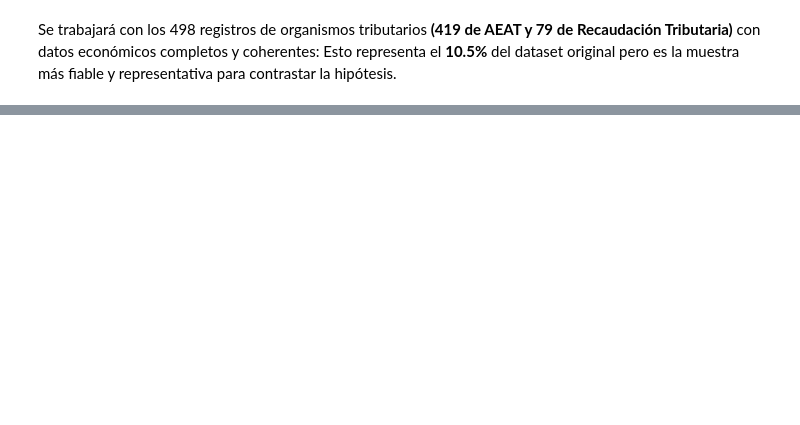
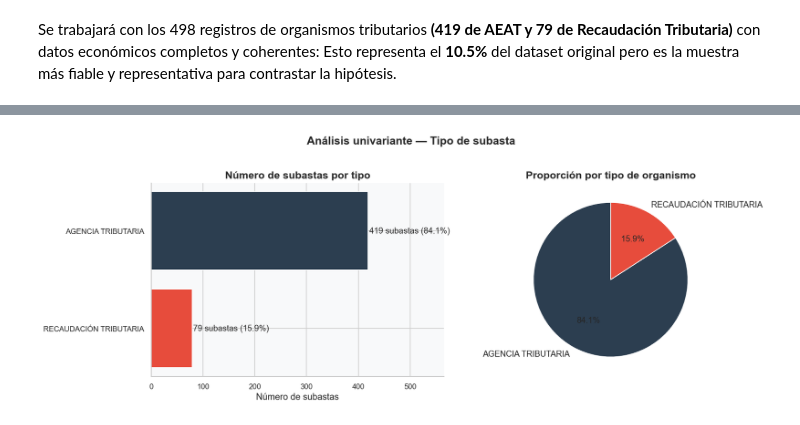
Before and after one commit to nadia0207/Proyecto_EDA_Subastas_BOE, a Jupyter notebook: src/memoria.ipynb, the cells around one changed output, grey strips where cells are left out. Saved outputs shown, nothing was run; the diff lists cells and outputs as text; code cells hidden in the pictures; blank space fills up the shorter version.

```diff
--- a/src/memoria.ipynb
+++ b/src/memoria.ipynb
@@ -536,0 +564,5 @@ Esto representa el **10.5%** del dataset original pero es la muestra más fiable
+# %%
+# Distribución de tipo_subasta
+plot_tipo_subasta(df_analisis)
+# %% [output]
+[figure, added]
```
Also changed, not shown: parts of 12 cells of this notebook, 1 other file.
